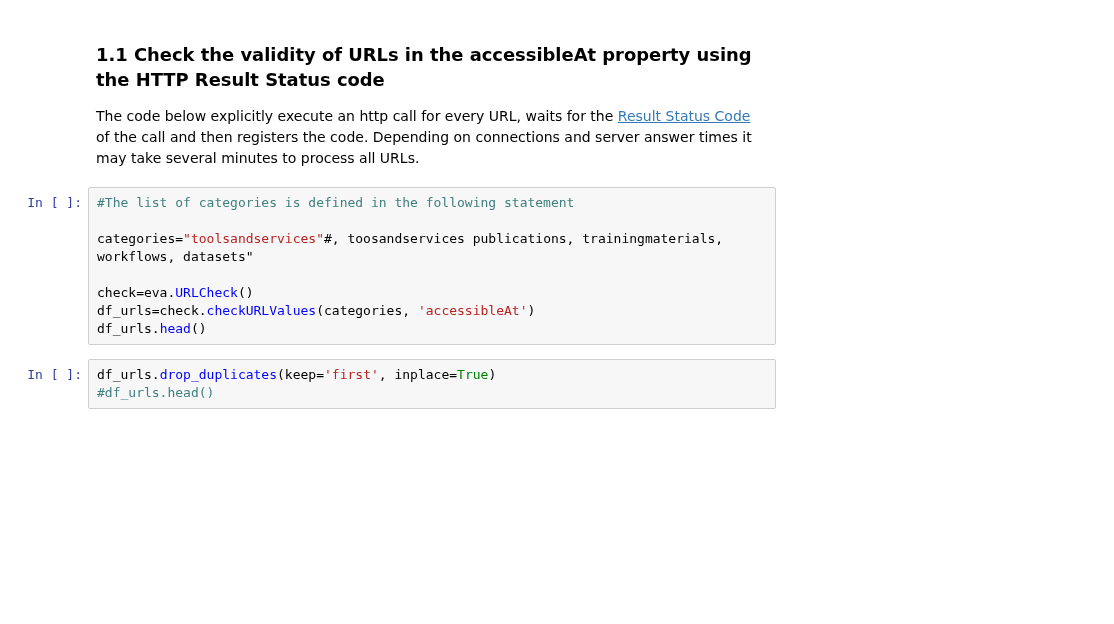
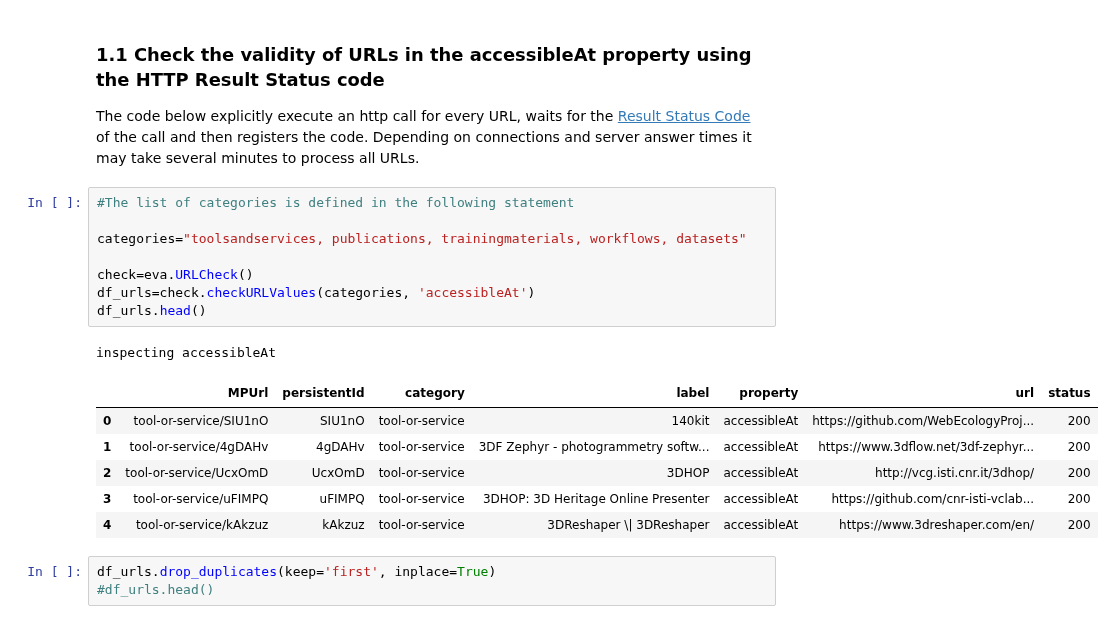
Before and after one commit to SSHOC/marketplace-curation, a Jupyter notebook: 3.1CurationFlagURL.ipynb, the cells around one changed output. Saved outputs shown, nothing was run; the diff lists cells and outputs as text; blank space fills up the shorter version.

```diff
--- a/3.1CurationFlagURL.ipynb
+++ b/3.1CurationFlagURL.ipynb
@@ -76,11 +99,19 @@ Depending on connections and server answer times it may take several minutes to
 # %%
 #The list of categories is defined in the following statement
 
-categories="toolsandservices"#, toosandservices publications, trainingmaterials, workflows, datasets"
+categories="toolsandservices, publications, trainingmaterials, workflows, datasets"
 
 check=eva.URLCheck()
 df_urls=check.checkURLValues(categories, 'accessibleAt')
 df_urls.head()
+# %% [output]
+inspecting accessibleAt
+|  | MPUrl | persistentId | category | label | property | url | status |
+| 0 | tool-or-service/SIU1nO | SIU1nO | tool-or-service | 140kit | accessibleAt | https://github.com/WebEcologyProj... | 200 |
+| 1 | tool-or-service/4gDAHv | 4gDAHv | tool-or-service | 3DF Zephyr - photogrammetry softw... | accessibleAt | https://www.3dflow.net/3df-zephyr... | 200 |
+| 2 | tool-or-service/UcxOmD | UcxOmD | tool-or-service | 3DHOP | accessibleAt | http://vcg.isti.cnr.it/3dhop/ | 200 |
+| 3 | tool-or-service/uFIMPQ | uFIMPQ | tool-or-service | 3DHOP: 3D Heritage Online Presenter | accessibleAt | https://github.com/cnr-isti-vclab... | 200 |
+| 4 | tool-or-service/kAkzuz | kAkzuz | tool-or-service | 3DReshaper \| 3DReshaper | accessibleAt | https://www.3dreshaper.com/en/ | 200 |
 # %%
 df_urls.drop_duplicates(keep='first', inplace=True)
 #df_urls.head()
```
Also changed, not shown: parts of 23 cells of this notebook.
